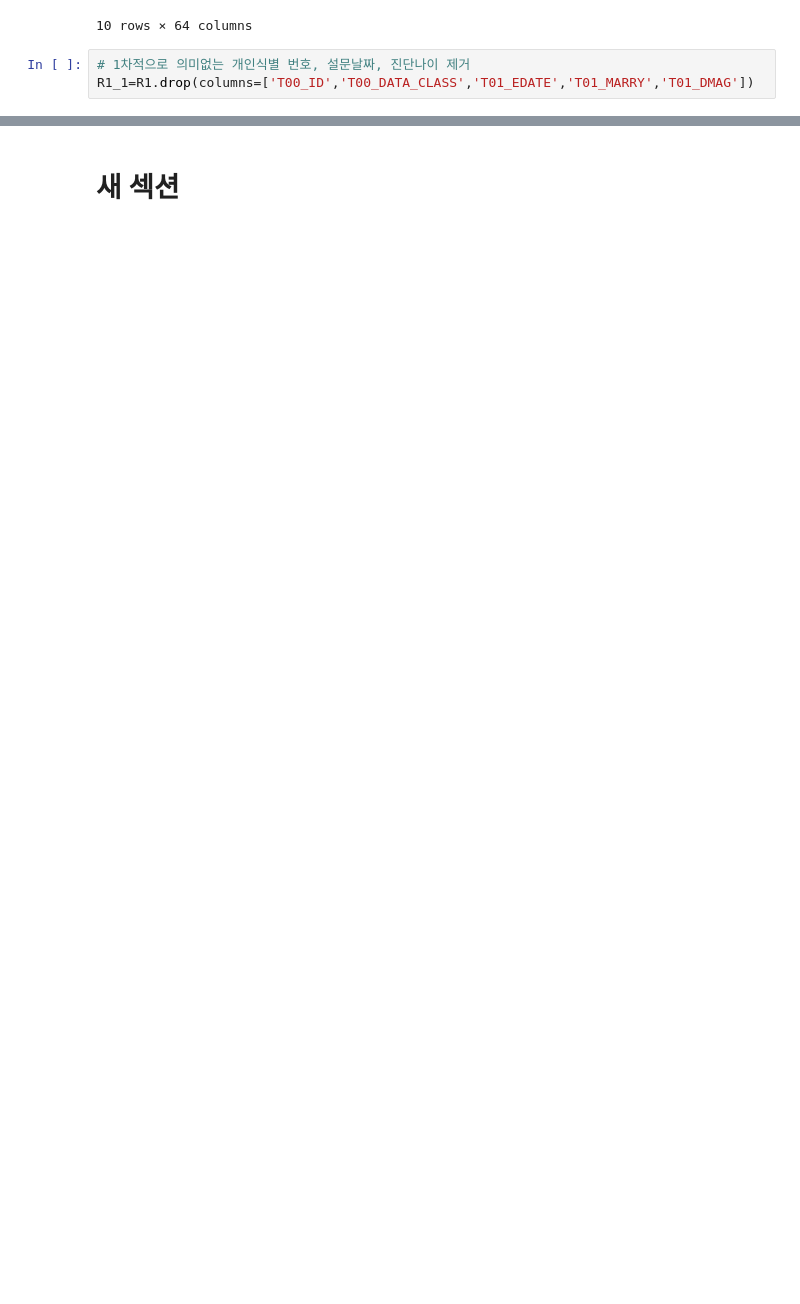
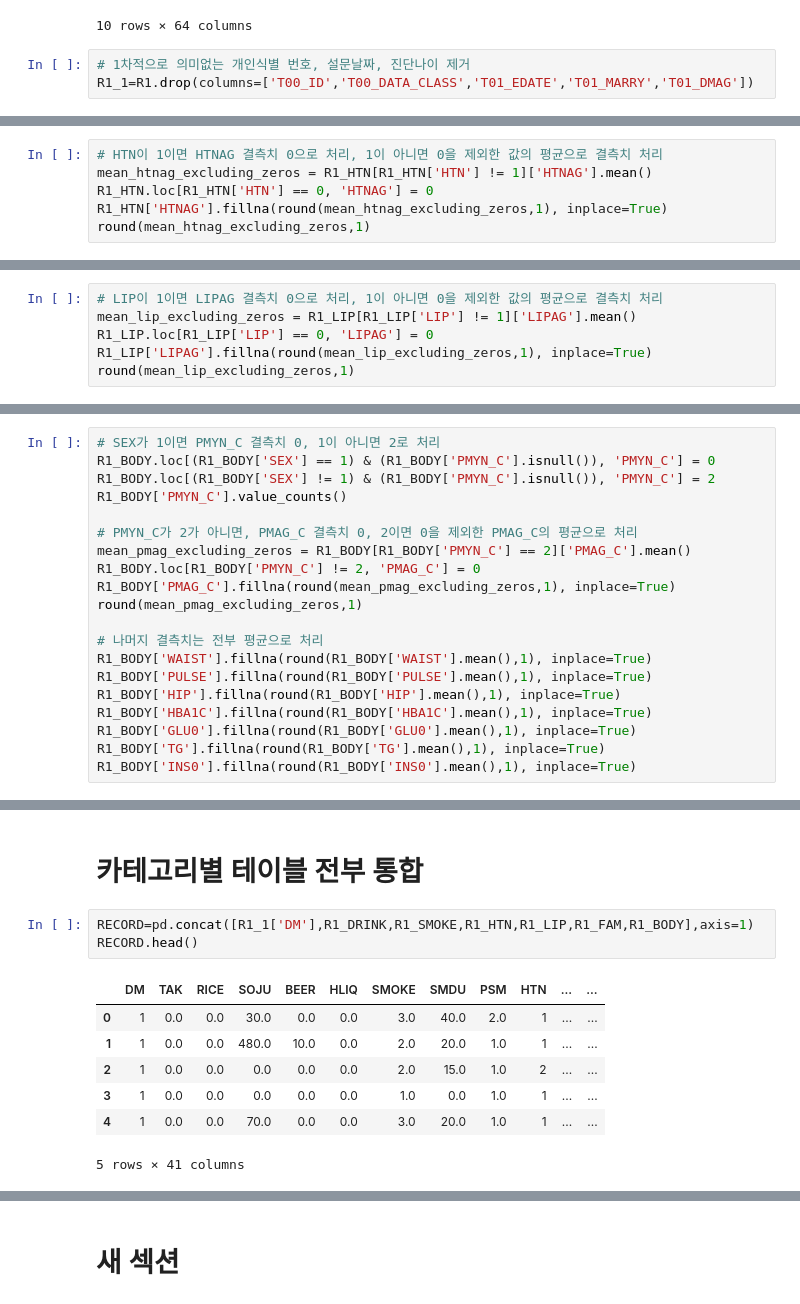
Before and after one commit to JOyongho4/DARTB4, a Jupyter notebook: KoreanHealthRecords.ipynb, the cells around one changed output, grey strips where cells are left out. Saved outputs shown, nothing was run; the diff lists cells and outputs as text; blank space fills up the shorter version.

```diff
--- a/KoreanHealthRecords.ipynb
+++ b/KoreanHealthRecords.ipynb
@@ -605,0 +468,6 @@ See the caveats in the documentation: https://pandas.pydata.org/pandas-docs/stab
+# %%
+# HTN이 1이면 HTNAG 결측치 0으로 처리, 1이 아니면 0을 제외한 값의 평균으로 결측치 처리
+mean_htnag_excluding_zeros = R1_HTN[R1_HTN['HTN'] != 1]['HTNAG'].mean()
+R1_HTN.loc[R1_HTN['HTN'] == 0, 'HTNAG'] = 0
+R1_HTN['HTNAG'].fillna(round(mean_htnag_excluding_zeros,1), inplace=True)
+round(mean_htnag_excluding_zeros,1)
@@ -605,0 +489,6 @@ See the caveats in the documentation: https://pandas.pydata.org/pandas-docs/stab
+# %%
+# LIP이 1이면 LIPAG 결측치 0으로 처리, 1이 아니면 0을 제외한 값의 평균으로 결측치 처리
+mean_lip_excluding_zeros = R1_LIP[R1_LIP['LIP'] != 1]['LIPAG'].mean()
+R1_LIP.loc[R1_LIP['LIP'] == 0, 'LIPAG'] = 0
+R1_LIP['LIPAG'].fillna(round(mean_lip_excluding_zeros,1), inplace=True)
+round(mean_lip_excluding_zeros,1)
@@ -605,0 +581,20 @@ See the caveats in the documentation: https://pandas.pydata.org/pandas-docs/stab
+# %%
+# SEX가 1이면 PMYN_C 결측치 0, 1이 아니면 2로 처리
+R1_BODY.loc[(R1_BODY['SEX'] == 1) & (R1_BODY['PMYN_C'].isnull()), 'PMYN_C'] = 0
+R1_BODY.loc[(R1_BODY['SEX'] != 1) & (R1_BODY['PMYN_C'].isnull()), 'PMYN_C'] = 2
+R1_BODY['PMYN_C'].value_counts()
+
+# PMYN_C가 2가 아니면, PMAG_C 결측치 0, 2이면 0을 제외한 PMAG_C의 평균으로 처리
+mean_pmag_excluding_zeros = R1_BODY[R1_BODY['PMYN_C'] == 2]['PMAG_C'].mean()
+R1_BODY.loc[R1_BODY['PMYN_C'] != 2, 'PMAG_C'] = 0
+R1_BODY['PMAG_C'].fillna(round(mean_pmag_excluding_zeros,1), inplace=True)
+round(mean_pmag_excluding_zeros,1)
+
+# 나머지 결측치는 전부 평균으로 처리
+R1_BODY['WAIST'].fillna(round(R1_BODY['WAIST'].mean(),1), inplace=True)
+R1_BODY['PULSE'].fillna(round(R1_BODY['PULSE'].mean(),1), inplace=True)
+R1_BODY['HIP'].fillna(round(R1_BODY['HIP'].mean(),1), inplace=True)
+R1_BODY['HBA1C'].fillna(round(R1_BODY['HBA1C'].mean(),1), inplace=True)
+R1_BODY['GLU0'].fillna(round(R1_BODY['GLU0'].mean(),1), inplace=True)
+R1_BODY['TG'].fillna(round(R1_BODY['TG'].mean(),1), inplace=True)
+R1_BODY['INS0'].fillna(round(R1_BODY['INS0'].mean(),1), inplace=True)
@@ -605,0 +619,13 @@ See the caveats in the documentation: https://pandas.pydata.org/pandas-docs/stab
+# %% [markdown]
+# 카테고리별 테이블 전부 통합
+# %%
+RECORD=pd.concat([R1_1['DM'],R1_DRINK,R1_SMOKE,R1_HTN,R1_LIP,R1_FAM,R1_BODY],axis=1)
+RECORD.head()
+# %% [output]
+|  | DM | TAK | RICE | SOJU | BEER | HLIQ | SMOKE | SMDU | PSM | HTN | ... | ... |
+| 0 | 1 | 0.0 | 0.0 | 30.0 | 0.0 | 0.0 | 3.0 | 40.0 | 2.0 | 1 | ... | ... |
+| 1 | 1 | 0.0 | 0.0 | 480.0 | 10.0 | 0.0 | 2.0 | 20.0 | 1.0 | 1 | ... | ... |
+| 2 | 1 | 0.0 | 0.0 | 0.0 | 0.0 | 0.0 | 2.0 | 15.0 | 1.0 | 2 | ... | ... |
+| 3 | 1 | 0.0 | 0.0 | 0.0 | 0.0 | 0.0 | 1.0 | 0.0 | 1.0 | 1 | ... | ... |
+| 4 | 1 | 0.0 | 0.0 | 70.0 | 0.0 | 0.0 | 3.0 | 20.0 | 1.0 | 1 | ... | ... |
+5 rows × 41 columns
```
Also changed, not shown: parts of 81 cells of this notebook.
